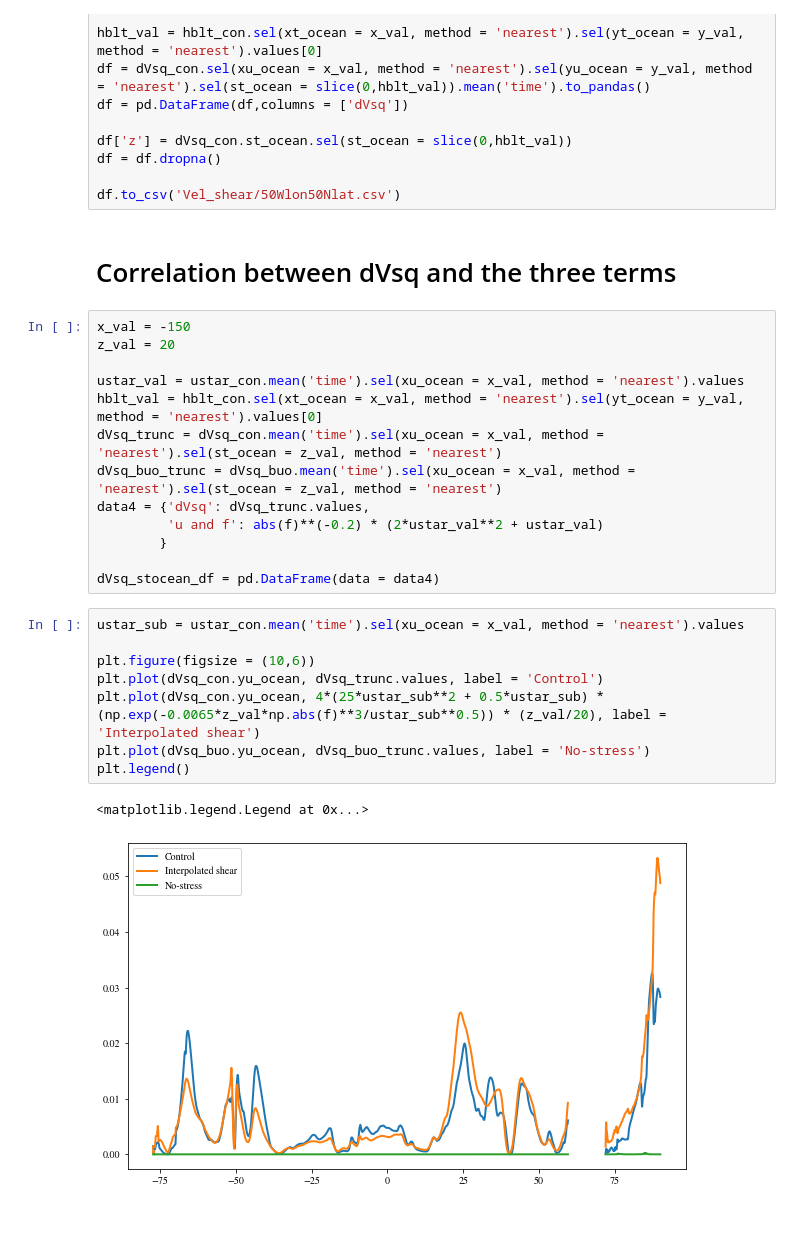
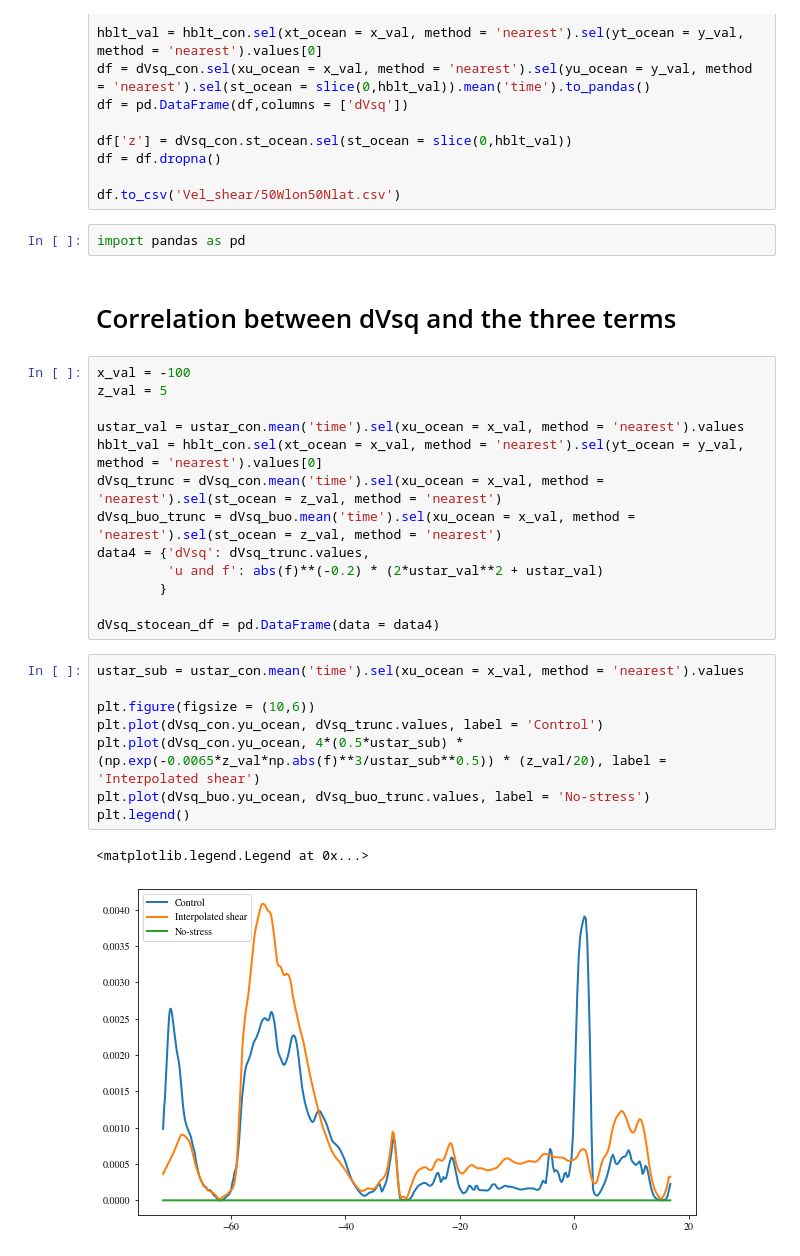
Before and after one commit to dhruvbhagtani/Ryan_No_Stress, a Jupyter notebook: Bulk_Rc_2.ipynb, the cells around one changed output. Cells and saved outputs as stored; diff of their text form; blank space fills up the shorter version.

Commit message:
Testing parametrisation for resolved velocity shear using R2 score

```diff
--- a/Bulk_Rc_2.ipynb
+++ b/Bulk_Rc_2.ipynb
@@ -501,11 +507,13 @@ df['z'] = dVsq_con.st_ocean.sel(st_ocean = slice(0,hblt_val))
 df = df.dropna()
 
 df.to_csv('Vel_shear/50Wlon50Nlat.csv')
+# %%
+import pandas as pd
 # %% [markdown]
 # Correlation between dVsq and the three terms
 # %%
-x_val = -150
-z_val = 20
+x_val = -100
+z_val = 5
 
 ustar_val = ustar_con.mean('time').sel(xu_ocean = x_val, method = 'nearest').values
 hblt_val = hblt_con.sel(xt_ocean = x_val, method = 'nearest').sel(yt_ocean = y_val, method = 'nearest').values[0]
@@ -519,14 +527,14 @@ dVsq_stocean_df = pd.DataFrame(data = data4)
 # %%
 ustar_sub = ustar_con.mean('time').sel(xu_ocean = x_val, method = 'nearest').values
 
 plt.figure(figsize = (10,6))
 plt.plot(dVsq_con.yu_ocean, dVsq_trunc.values, label = 'Control')
-plt.plot(dVsq_con.yu_ocean, 4*(25*ustar_sub**2 + 0.5*ustar_sub) * (np.exp(-0.0065*z_val*np.abs(f)**3/ustar_sub**0.5)) * (z_val/20), label = 'Interpolated shear')
+plt.plot(dVsq_con.yu_ocean, 4*(0.5*ustar_sub) * (np.exp(-0.0065*z_val*np.abs(f)**3/ustar_sub**0.5)) * (z_val/20), label = 'Interpolated shear')
 plt.plot(dVsq_buo.yu_ocean, dVsq_buo_trunc.values, label = 'No-stress')
 plt.legend()
 # %% [output]
 <matplotlib.legend.Legend at 0x...>
-[figure, old version]
+[figure, new version]
 # %%
 plt.figure(figsize = (10,6))
 plt.plot(dVsq_buo.yu_ocean, dVsq_buo_trunc.values)
```
Also changed, not shown: parts of 6 cells of this notebook, 1 other file.
